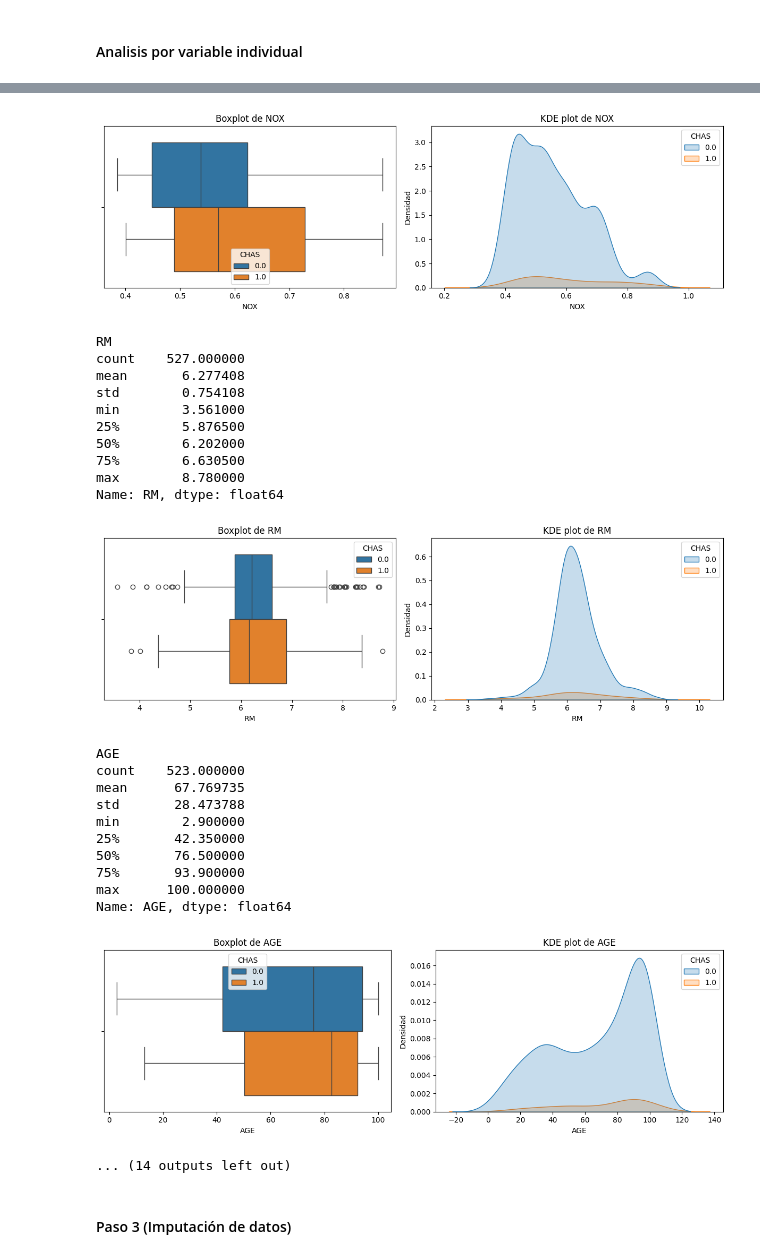
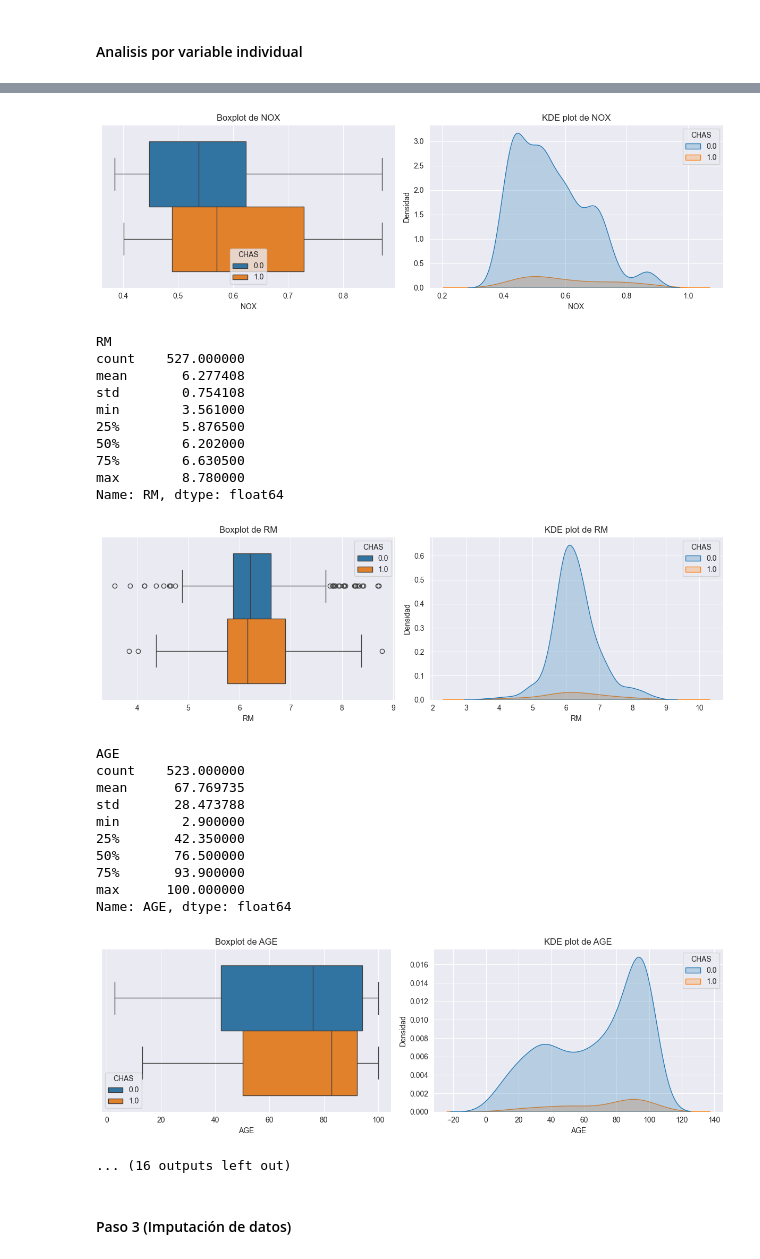
Before and after one commit to therokitoki/AA1-TUIA-Alsop-Hachen, a Jupyter notebook: tp.ipynb, the cells around one changed output, grey strips where cells are left out. Drawn from its saved outputs; the diff is of its cells as text; code cells hidden in the pictures.

```diff
--- a/tp.ipynb
+++ b/tp.ipynb
@@ -433,6 +434,7 @@ plt.show()
 # %% [markdown]
 #### Analisis por variable individual
 # %%
+sns.set_style("darkgrid")
 for columna in df:
     if columna != 'CHAS':
         print(columna)
@@ -450,6 +452,28 @@ for columna in df:
 
         plt.tight_layout()
         plt.show()
+
+print(df['CHAS'].describe(), '\n')
+
+count = df['CHAS'].value_counts().reset_index()
+count.columns = ['Valores', 'Frecuencia']
+
+# Crear el gráfico de barras
+plt.figure(figsize=(10, 6))
+bars = plt.bar(count['Valores'].astype(str), count['Frecuencia'], color=['skyblue', 'salmon'])
+
+# Agregar título y etiquetas
+plt.title('Gráfico de Barras de CHAS', fontsize=15)
+plt.xlabel('Valores', fontsize=12)
+plt.ylabel('Frecuencia', fontsize=12)
+
+# Agregar el número encima de cada barra
+for bar in bars:
+    height = bar.get_height()
+    plt.text((bar.get_x() + bar.get_width() / 2.0), height, f'{int(height)} - % {round((int(height)/525)*100,2)}', ha='center', va='bottom')
+
+# Mostrar el gráfico
+plt.show()
 # %% [output]
 CRIM
 count    524.000000
@@ -487,37 +511,37 @@ Name: INDUS, dtype: float64
 NOX
 count    525.000000
 mean       0.558437
 std        0.118669
 min        0.385000
 25%        0.453000
 50%        0.538000
 75%        0.631000
 max        0.871000
 Name: NOX, dtype: float64
-[figure, old version]
+[figure, new version]
 RM
 count    527.000000
 mean       6.277408
 std        0.754108
 min        3.561000
 25%        5.876500
 50%        6.202000
 75%        6.630500
 max        8.780000
 Name: RM, dtype: float64
-[figure, old version]
+[figure, new version]
 AGE
 count    523.000000
 mean      67.769735
 std       28.473788
 min        2.900000
 25%       42.350000
 50%       76.500000
 75%       93.900000
 max      100.000000
 Name: AGE, dtype: float64
-[figure, old version]
+[figure, new version]
-... (14 outputs left out)
+... (16 outputs left out)
 # %% [markdown]
 #### Paso 3 (Imputación de datos)
 # %% [markdown]
```
Also changed, not shown: parts of 34 cells of this notebook.
